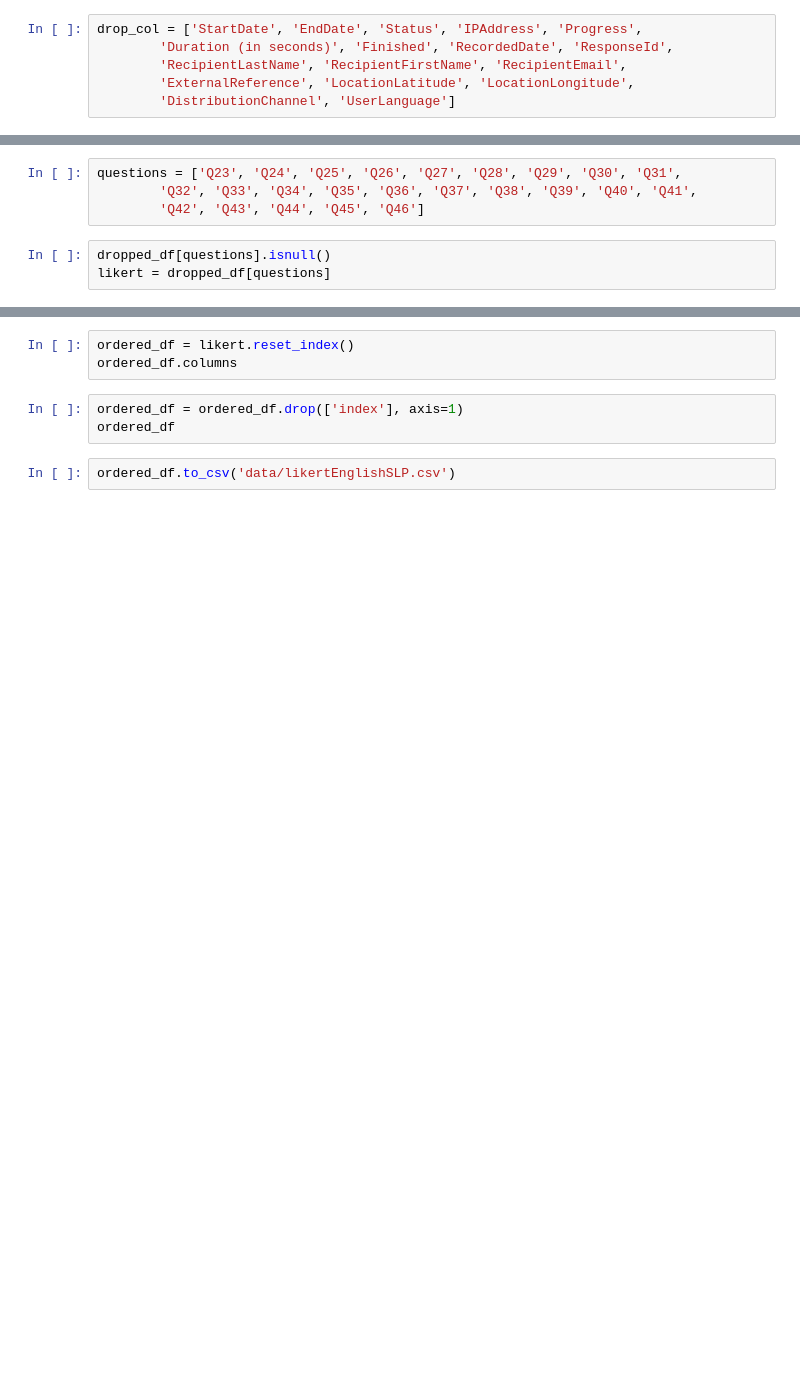
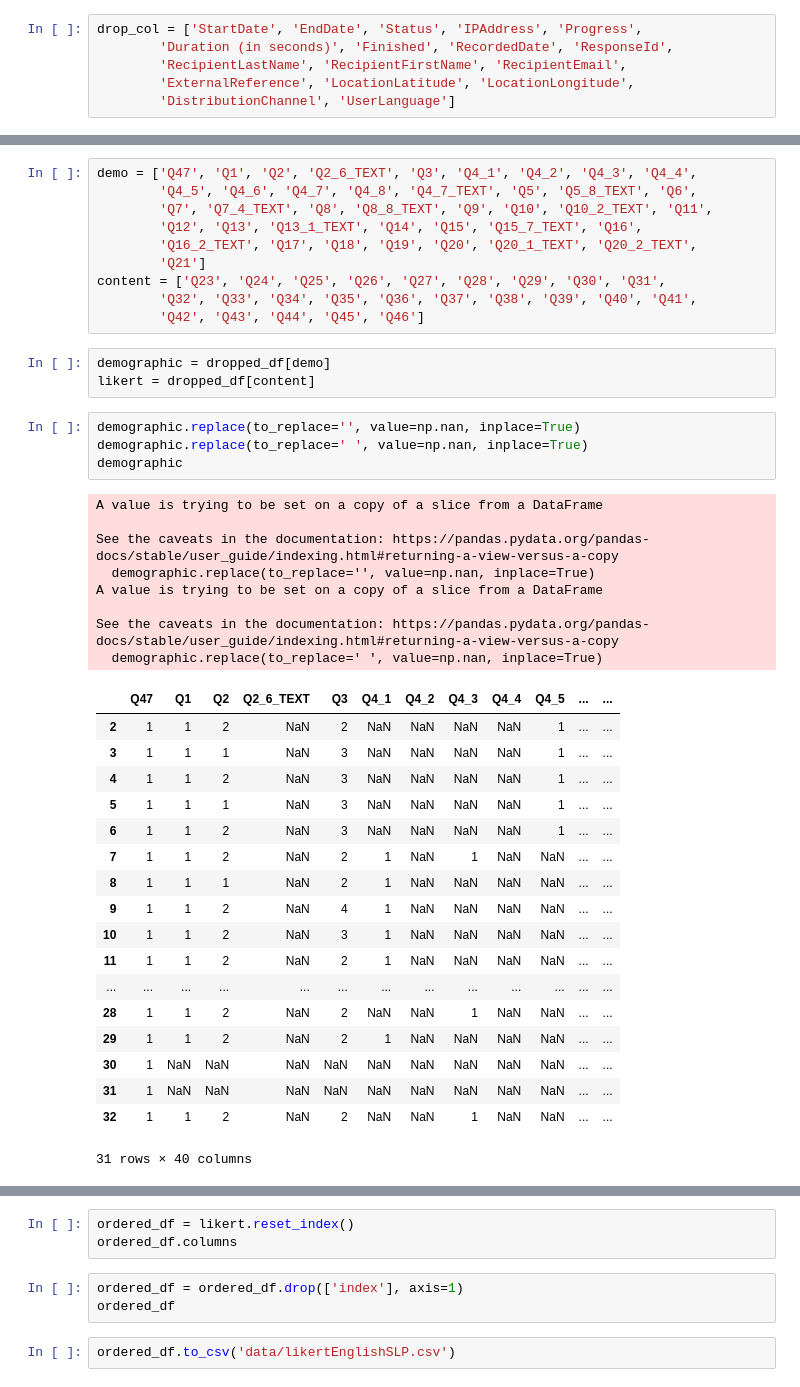
Before and after one commit to lozo6/slp-survey-analytics, a Jupyter notebook: script.ipynb, the cells around one changed output, grey strips where cells are left out. Saved outputs shown, nothing was run; the diff lists cells and outputs as text; blank space fills up the shorter version.

```diff
--- a/script.ipynb
+++ b/script.ipynb
@@ -24,10 +101,47 @@ dropped_df.isna()
 # %%
-questions = ['Q23', 'Q24', 'Q25', 'Q26', 'Q27', 'Q28', 'Q29', 'Q30', 'Q31',
+demo = ['Q47', 'Q1', 'Q2', 'Q2_6_TEXT', 'Q3', 'Q4_1', 'Q4_2', 'Q4_3', 'Q4_4',
+        'Q4_5', 'Q4_6', 'Q4_7', 'Q4_8', 'Q4_7_TEXT', 'Q5', 'Q5_8_TEXT', 'Q6',
+        'Q7', 'Q7_4_TEXT', 'Q8', 'Q8_8_TEXT', 'Q9', 'Q10', 'Q10_2_TEXT', 'Q11',
+        'Q12', 'Q13', 'Q13_1_TEXT', 'Q14', 'Q15', 'Q15_7_TEXT', 'Q16',
+        'Q16_2_TEXT', 'Q17', 'Q18', 'Q19', 'Q20', 'Q20_1_TEXT', 'Q20_2_TEXT',
+        'Q21']
+content = ['Q23', 'Q24', 'Q25', 'Q26', 'Q27', 'Q28', 'Q29', 'Q30', 'Q31',
         'Q32', 'Q33', 'Q34', 'Q35', 'Q36', 'Q37', 'Q38', 'Q39', 'Q40', 'Q41',
         'Q42', 'Q43', 'Q44', 'Q45', 'Q46']
-# %%
-dropped_df[questions].isnull()
-likert = dropped_df[questions]
+# %%
+demographic = dropped_df[demo]
+likert = dropped_df[content]
+# %%
+demographic.replace(to_replace='', value=np.nan, inplace=True)
+demographic.replace(to_replace=' ', value=np.nan, inplace=True)
+demographic
+# %% [output]
+A value is trying to be set on a copy of a slice from a DataFrame
+
+See the caveats in the documentation: https://pandas.pydata.org/pandas-docs/stable/user_guide/indexing.html#returning-a-view-versus-a-copy
+  demographic.replace(to_replace='', value=np.nan, inplace=True)
+A value is trying to be set on a copy of a slice from a DataFrame
+
+See the caveats in the documentation: https://pandas.pydata.org/pandas-docs/stable/user_guide/indexing.html#returning-a-view-versus-a-copy
+  demographic.replace(to_replace=' ', value=np.nan, inplace=True)
+|  | Q47 | Q1 | Q2 | Q2_6_TEXT | Q3 | Q4_1 | Q4_2 | Q4_3 | Q4_4 | Q4_5 | ... | ... |
+| 2 | 1 | 1 | 2 | NaN | 2 | NaN | NaN | NaN | NaN | 1 | ... | ... |
+| 3 | 1 | 1 | 1 | NaN | 3 | NaN | NaN | NaN | NaN | 1 | ... | ... |
+| 4 | 1 | 1 | 2 | NaN | 3 | NaN | NaN | NaN | NaN | 1 | ... | ... |
+| 5 | 1 | 1 | 1 | NaN | 3 | NaN | NaN | NaN | NaN | 1 | ... | ... |
+| 6 | 1 | 1 | 2 | NaN | 3 | NaN | NaN | NaN | NaN | 1 | ... | ... |
+| 7 | 1 | 1 | 2 | NaN | 2 | 1 | NaN | 1 | NaN | NaN | ... | ... |
+| 8 | 1 | 1 | 1 | NaN | 2 | 1 | NaN | NaN | NaN | NaN | ... | ... |
+| 9 | 1 | 1 | 2 | NaN | 4 | 1 | NaN | NaN | NaN | NaN | ... | ... |
+| 10 | 1 | 1 | 2 | NaN | 3 | 1 | NaN | NaN | NaN | NaN | ... | ... |
+| 11 | 1 | 1 | 2 | NaN | 2 | 1 | NaN | NaN | NaN | NaN | ... | ... |
+| ... | ... | ... | ... | ... | ... | ... | ... | ... | ... | ... | ... | ... |
+| 28 | 1 | 1 | 2 | NaN | 2 | NaN | NaN | 1 | NaN | NaN | ... | ... |
+| 29 | 1 | 1 | 2 | NaN | 2 | 1 | NaN | NaN | NaN | NaN | ... | ... |
+| 30 | 1 | NaN | NaN | NaN | NaN | NaN | NaN | NaN | NaN | NaN | ... | ... |
+| 31 | 1 | NaN | NaN | NaN | NaN | NaN | NaN | NaN | NaN | NaN | ... | ... |
+| 32 | 1 | 1 | 2 | NaN | 2 | NaN | NaN | 1 | NaN | NaN | ... | ... |
+31 rows × 40 columns
 # %%
 likert.replace(to_replace='', value=np.nan, inplace=True)
 likert.replace(to_replace=' ', value=np.nan, inplace=True)
```
Also changed, not shown: parts of 10 cells of this notebook.
